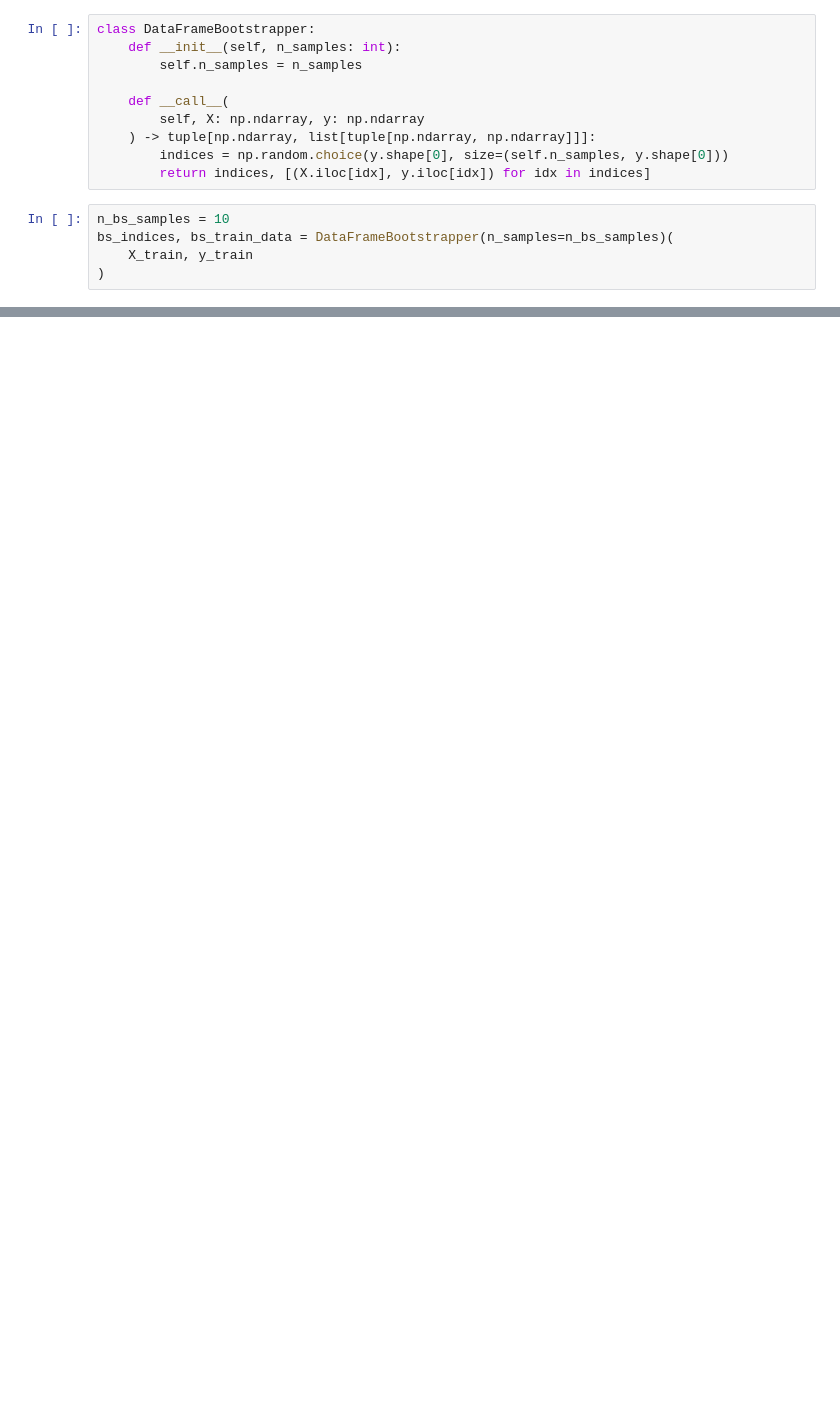
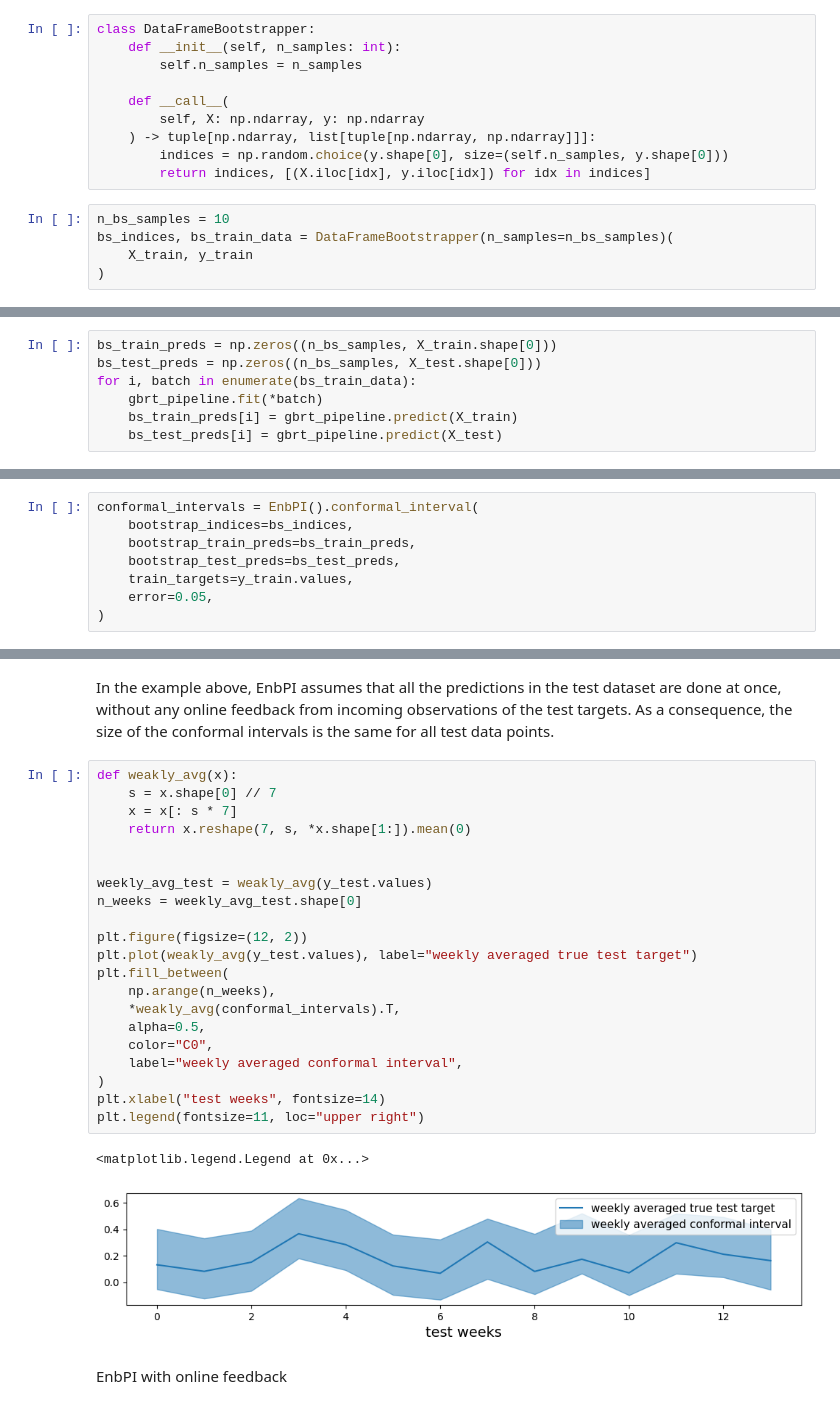
Before and after one commit to MarkoHaralovic/Prediction-of-Hotel-Occupancy, a Jupyter notebook: prediction-of-hotel-occupancy/notebooks/EnbPIs_conformal_prediction.ipynb, the cells around one changed output, grey strips where cells are left out. Cells and saved outputs as stored; diff of their text form; blank space fills up the shorter version.

```diff
--- a/prediction-of-hotel-occupancy/notebooks/EnbPIs_conformal_prediction.ipynb
+++ b/prediction-of-hotel-occupancy/notebooks/EnbPIs_conformal_prediction.ipynb
@@ -116,0 +173,7 @@ bs_train_data[0][0].loc[bs_train_data[0][0].index[duplicate_indices][0]]
+# %%
+bs_train_preds = np.zeros((n_bs_samples, X_train.shape[0]))
+bs_test_preds = np.zeros((n_bs_samples, X_test.shape[0]))
+for i, batch in enumerate(bs_train_data):
+    gbrt_pipeline.fit(*batch)
+    bs_train_preds[i] = gbrt_pipeline.predict(X_train)
+    bs_test_preds[i] = gbrt_pipeline.predict(X_test)
@@ -116,0 +186,8 @@ bs_train_data[0][0].loc[bs_train_data[0][0].index[duplicate_indices][0]]
+# %%
+conformal_intervals = EnbPI().conformal_interval(
+    bootstrap_indices=bs_indices,
+    bootstrap_train_preds=bs_train_preds,
+    bootstrap_test_preds=bs_test_preds,
+    train_targets=y_train.values,
+    error=0.05,
+)
@@ -116,0 +216,28 @@ bs_train_data[0][0].loc[bs_train_data[0][0].index[duplicate_indices][0]]
+# %% [markdown]
+In the example above, EnbPI assumes that all the predictions in the test dataset are done at once, without any online feedback from incoming observations of the test targets. As a consequence, the size of the conformal intervals is the same for all test data points.
+# %%
+def weakly_avg(x):
+    s = x.shape[0] // 7
+    x = x[: s * 7]
+    return x.reshape(7, s, *x.shape[1:]).mean(0)
+
+
+weekly_avg_test = weakly_avg(y_test.values)
+n_weeks = weekly_avg_test.shape[0]
+
+plt.figure(figsize=(12, 2))
+plt.plot(weakly_avg(y_test.values), label="weekly averaged true test target")
+plt.fill_between(
+    np.arange(n_weeks),
+    *weakly_avg(conformal_intervals).T,
+    alpha=0.5,
+    color="C0",
+    label="weekly averaged conformal interval",
+)
+plt.xlabel("test weeks", fontsize=14)
+plt.legend(fontsize=11, loc="upper right")
+# %% [output]
+<matplotlib.legend.Legend at 0x...>
+[figure, added]
+# %% [markdown]
+EnbPI with online feedback
```
Also changed, not shown: parts of 34 cells of this notebook, 8 other files.
